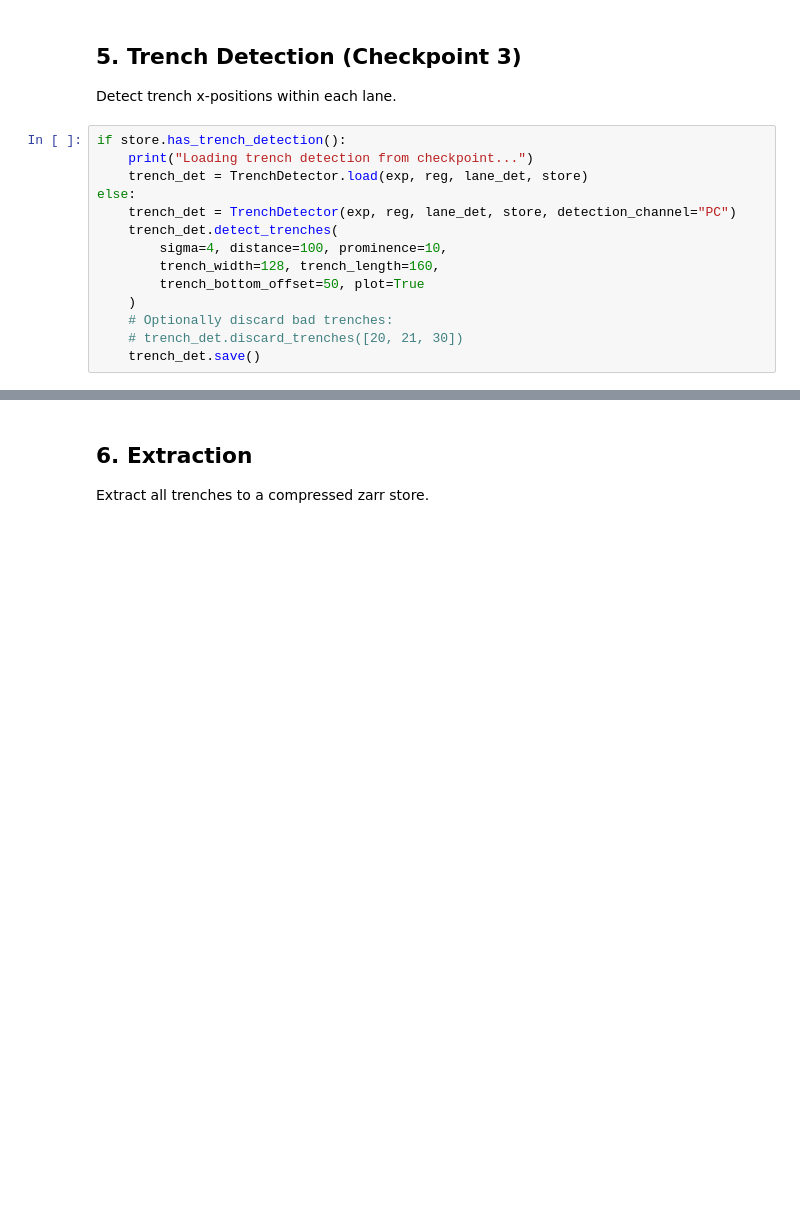
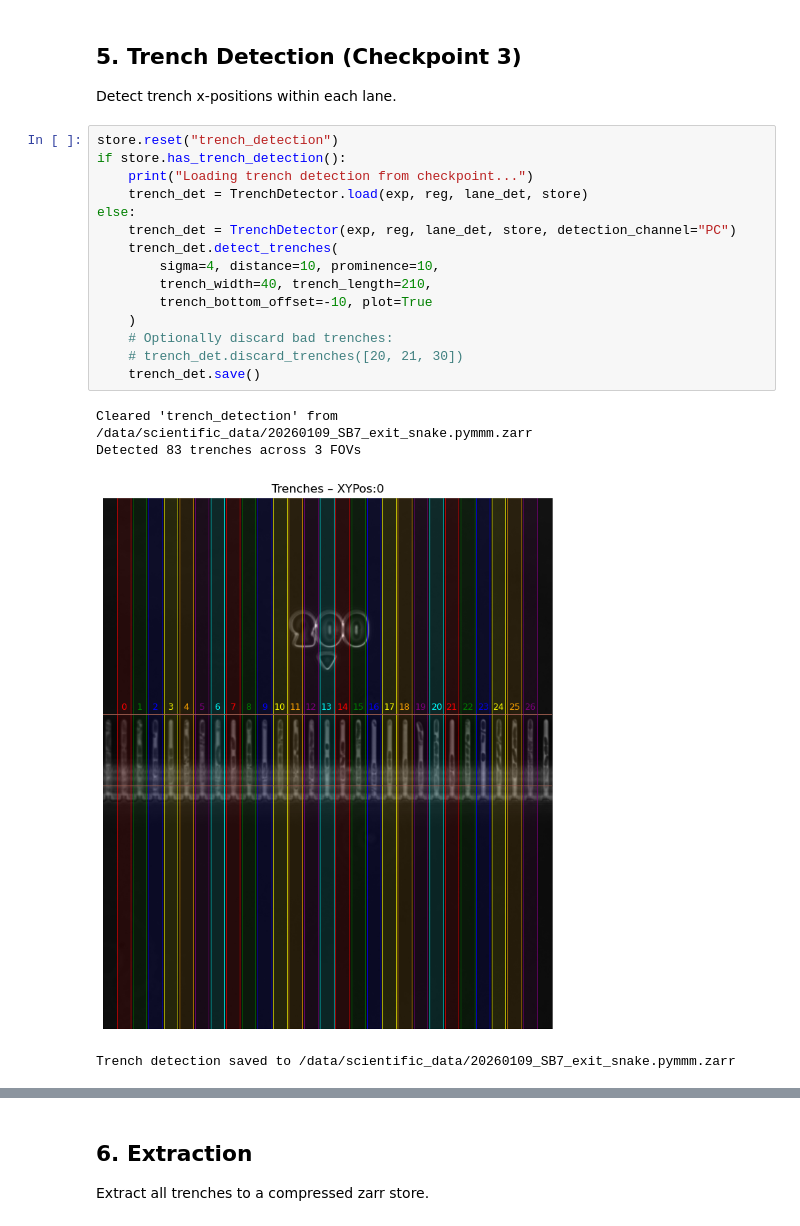
Before and after one commit to georgeoshardo/PyMMM, a Jupyter notebook: notebooks/example_pipeline.ipynb, the cells around one changed output, grey strips where cells are left out. Cells and saved outputs as stored; diff of their text form; blank space fills up the shorter version.

```diff
--- a/notebooks/example_pipeline.ipynb
+++ b/notebooks/example_pipeline.ipynb
@@ -124,19 +139,25 @@ else:
 
 Detect trench x-positions within each lane.
 # %%
+store.reset("trench_detection")
 if store.has_trench_detection():
     print("Loading trench detection from checkpoint...")
     trench_det = TrenchDetector.load(exp, reg, lane_det, store)
 else:
     trench_det = TrenchDetector(exp, reg, lane_det, store, detection_channel="PC")
     trench_det.detect_trenches(
-        sigma=4, distance=100, prominence=10,
-        trench_width=128, trench_length=160,
-        trench_bottom_offset=50, plot=True
+        sigma=4, distance=10, prominence=10,
+        trench_width=40, trench_length=210,
+        trench_bottom_offset=-10, plot=True
     )
     # Optionally discard bad trenches:
     # trench_det.discard_trenches([20, 21, 30])
     trench_det.save()
+# %% [output]
+Cleared 'trench_detection' from /data/scientific_data/20260109_SB7_exit_snake.pymmm.zarr
+Detected 83 trenches across 3 FOVs
+[figure, added]
+Trench detection saved to /data/scientific_data/20260109_SB7_exit_snake.pymmm.zarr
 # %%
 # Trench table
 trench_det.get_trench_table()
```
Also changed, not shown: parts of 13 cells of this notebook, 4 other files.
